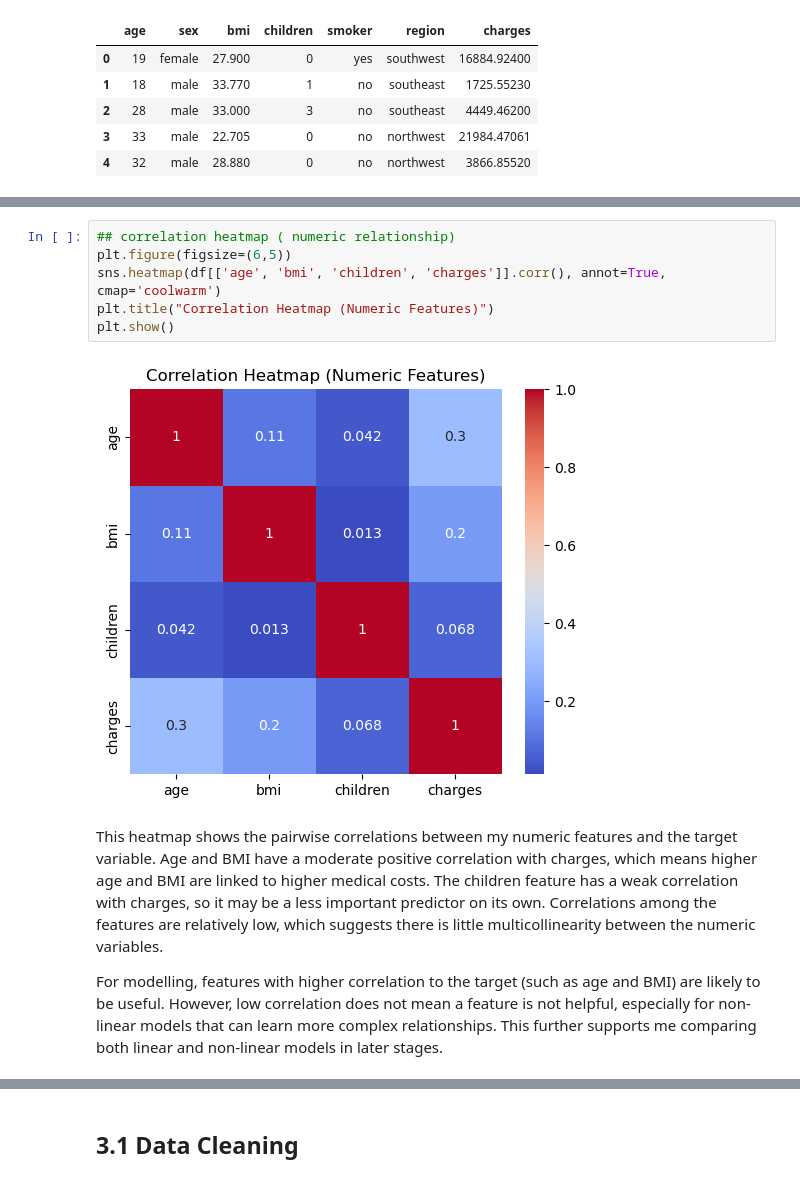
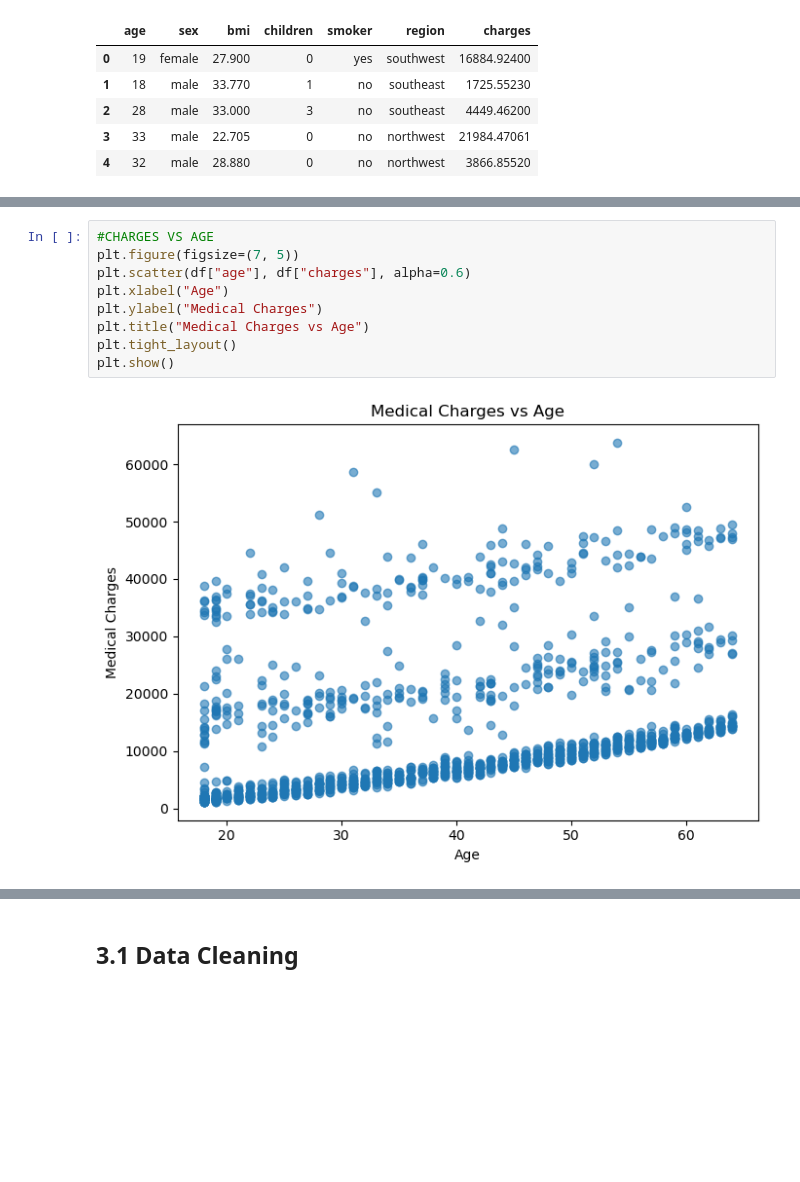
Before and after one commit to shazz-a/mldp-medical-charges, a Jupyter notebook: mldp_submission.ipynb, the cells around one changed output, grey strips where cells are left out. Drawn from its saved outputs; the diff is of its cells as text; blank space fills up the shorter version.

```diff
--- a/mldp_submission.ipynb
+++ b/mldp_submission.ipynb
@@ -183,12 +412,11 @@ For modelling, this non-linear pattern suggests that simple linear models may no
-# %%
-## correlation heatmap ( numeric relationship)
-plt.figure(figsize=(6,5))
-sns.heatmap(df[['age', 'bmi', 'children', 'charges']].corr(), annot=True, cmap='coolwarm')
-plt.title("Correlation Heatmap (Numeric Features)")
-plt.show()
-# %% [output]
-[figure, removed]
-# %% [markdown]
-This heatmap shows the pairwise correlations between my numeric features and the target variable. Age and BMI have a moderate positive correlation with charges, which means higher age and BMI are linked to higher medical costs. The children feature has a weak correlation with charges, so it may be a less important predictor on its own. Correlations among the features are relatively low, which suggests there is little multicollinearity between the numeric variables.
-
-For modelling, features with higher correlation to the target (such as age and BMI) are likely to be useful. However, low correlation does not mean a feature is not helpful, especially for non-linear models that can learn more complex relationships. This further supports me comparing both linear and non-linear models in later stages.
+# %%
+#CHARGES VS AGE
+plt.figure(figsize=(7, 5))
+plt.scatter(df["age"], df["charges"], alpha=0.6)
+plt.xlabel("Age")
+plt.ylabel("Medical Charges")
+plt.title("Medical Charges vs Age")
+plt.tight_layout()
+plt.show()
+# %% [output]
+[figure, added]
```
Also changed, not shown: parts of 54 cells of this notebook.
